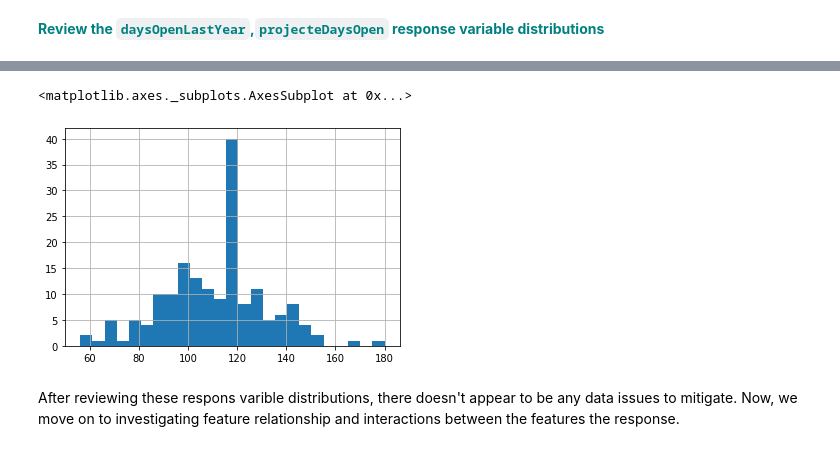
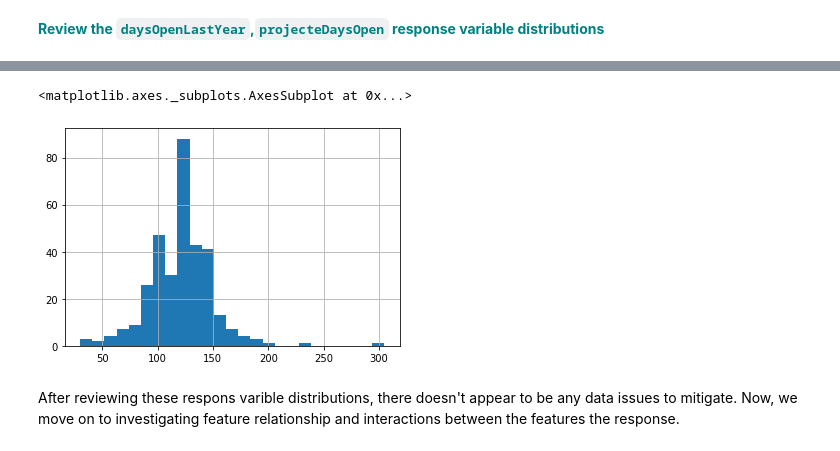
Before and after one commit to ddddaisi/Guided_Capstone, a Jupyter notebook: Notebook_stepthree.ipynb, the cells around one changed output, grey strips where cells are left out. Drawn from its saved outputs; the diff is of its cells as text; code cells hidden in the pictures.

```diff
--- a/Notebook_stepthree.ipynb
+++ b/Notebook_stepthree.ipynb
@@ -241,8 +271,8 @@ dfno['daysOpenLastYear'].hist(bins=25)
 # %%
-dfno['projectedDaysOpen'].hist(bins=25)
+df2['projectedDaysOpen'].hist(bins=25)
 # %% [output]
 <matplotlib.axes._subplots.AxesSubplot at 0x...>
-[figure, old version]
+[figure, new version]
 # %% [markdown]
 After reviewing these respons varible distributions, there doesn't appear to be any data issues to mitigate. Now, we move on to investigating feature relationship and interactions between the features the response.
 # %% [markdown]
```
Also changed, not shown: parts of 21 cells of this notebook.
